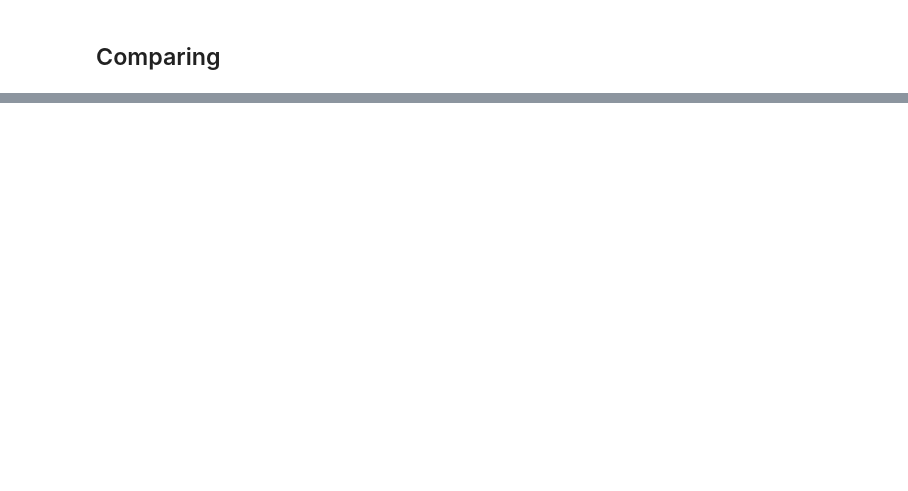
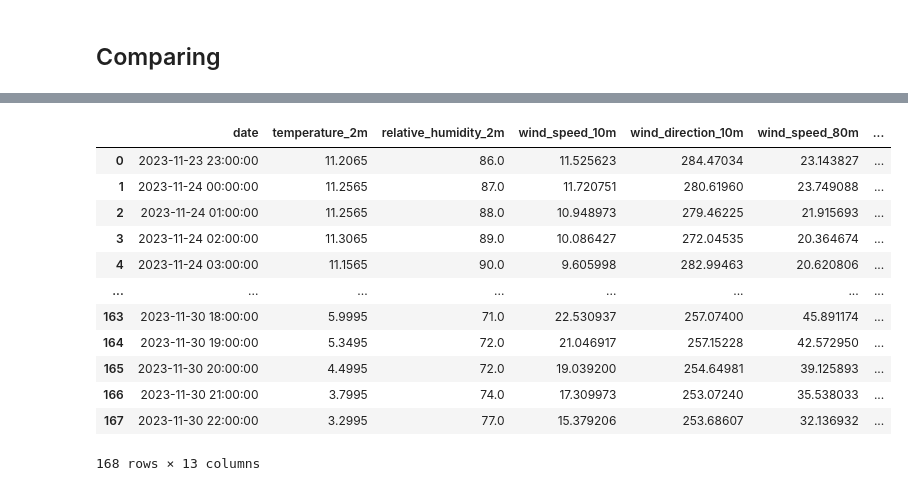
Before and after one commit to ESMEAirPollutionPrediction/WeatherData, a Jupyter notebook: notebooks/open-meteo-verification.ipynb, the cells around one changed output, grey strips where cells are left out. Saved outputs shown, nothing was run; the diff lists cells and outputs as text; code cells hidden in the pictures; blank space fills up the shorter version.

```diff
--- a/notebooks/open-meteo-verification.ipynb
+++ b/notebooks/open-meteo-verification.ipynb
@@ -120,0 +104,16 @@ for feature in historic_df.columns[1:]:
+# %%
+forecast_df
+# %% [output]
+|  | date | temperature_2m | relative_humidity_2m | wind_speed_10m | wind_direction_10m | wind_speed_80m | ... |
+| 0 | 2023-11-23 23:00:00 | 11.2065 | 86.0 | 11.525623 | 284.47034 | 23.143827 | ... |
+| 1 | 2023-11-24 00:00:00 | 11.2565 | 87.0 | 11.720751 | 280.61960 | 23.749088 | ... |
+| 2 | 2023-11-24 01:00:00 | 11.2565 | 88.0 | 10.948973 | 279.46225 | 21.915693 | ... |
+| 3 | 2023-11-24 02:00:00 | 11.3065 | 89.0 | 10.086427 | 272.04535 | 20.364674 | ... |
+| 4 | 2023-11-24 03:00:00 | 11.1565 | 90.0 | 9.605998 | 282.99463 | 20.620806 | ... |
+| ... | ... | ... | ... | ... | ... | ... | ... |
+| 163 | 2023-11-30 18:00:00 | 5.9995 | 71.0 | 22.530937 | 257.07400 | 45.891174 | ... |
+| 164 | 2023-11-30 19:00:00 | 5.3495 | 72.0 | 21.046917 | 257.15228 | 42.572950 | ... |
+| 165 | 2023-11-30 20:00:00 | 4.4995 | 72.0 | 19.039200 | 254.64981 | 39.125893 | ... |
+| 166 | 2023-11-30 21:00:00 | 3.7995 | 74.0 | 17.309973 | 253.07240 | 35.538033 | ... |
+| 167 | 2023-11-30 22:00:00 | 3.2995 | 77.0 | 15.379206 | 253.68607 | 32.136932 | ... |
+168 rows × 13 columns
```
Also changed, not shown: parts of 9 cells of this notebook, 6 other files.
